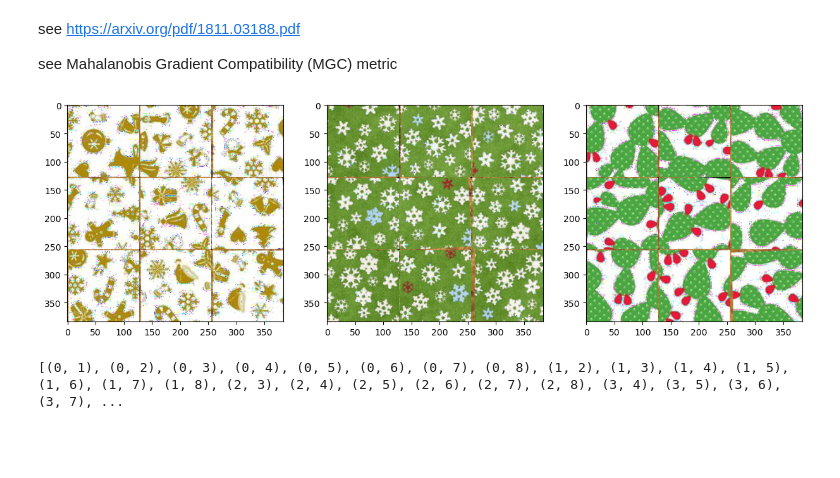
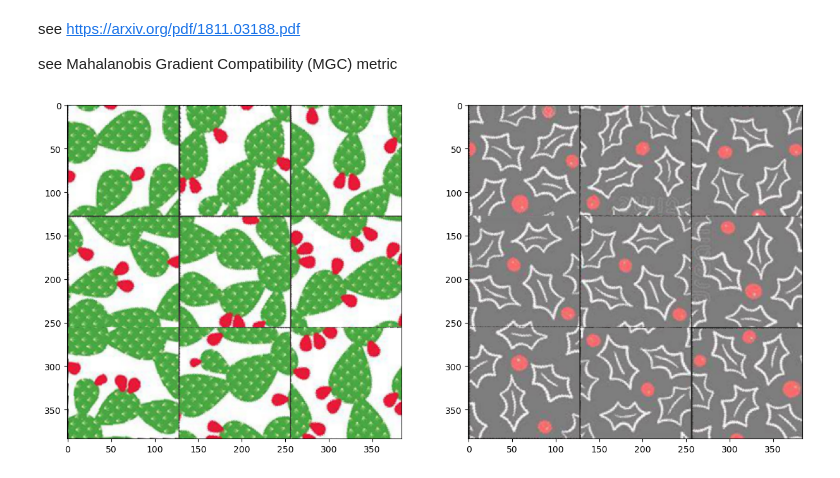
Before and after one commit to theoh-io/iapr_group15, a Jupyter notebook: project/project_draft_tom.ipynb, the cells around one changed output. Saved outputs shown, nothing was run; the diff lists cells and outputs as text; code cells hidden in the pictures; blank space fills up the shorter version.

```diff
--- a/project/project_draft_tom.ipynb
+++ b/project/project_draft_tom.ipynb
@@ -202,7 +202,7 @@ def save_solution_puzzles(image_index , solved_puzzles, outliers  , folder ="tra
         filename =os.path.join(path_solution, "outlier_{}_{}.png".format(str(image_index).zfill(2), str(i).zfill(2)))
         Image.fromarray(outlier).save(filename)
 # %%
-def solve_and_export_puzzles_image(image_index , folder = "train" , path = "data_project"  , group_id = "00"):
+def solve_and_export_puzzles_image(image_index , folder = "train2" , path = "data_project"  , group_id = "00"):
     """
     Wrapper funciton to load image and save solution
 
@@ -228,7 +228,6 @@ def solve_and_export_puzzles_image(image_index , folder = "train" , path = "data
 
 
 
-
     return image_loaded , solved_puzzles , outlier_images
 
 im, sol , out = solve_and_export_puzzles_image(6 , group_id = 6)
@@ -377,7 +388,7 @@ def get_piece(image, rect, height=128, width=128):
     return piece
 # %%
 # Load image, grayscale, Gaussian blur, Otsu's threshold
-image = load_input_image(image_index=0)
+image = load_input_image(image_index=3)
 
 segmented = segment(image)
 rectangles = get_rectangles(segmented)
@@ -480,7 +491,7 @@ def cluster_puzzle_pieces(features, k):
 
     return labels
 # %%
-labels = cluster_puzzle_pieces(principal_components, k=4)
+labels = cluster_puzzle_pieces(principal_components, k=3)
 
 for i, label in enumerate(labels):
     pieces[i].label = label
@@ -497,34 +508,3 @@ plt.show()
 see https://arxiv.org/pdf/1811.03188.pdf
 
 see Mahalanobis Gradient Compatibility (MGC) metric
-# %%
-from itertools import combinations
-
-class Puzzle:
-    def __init__(self, pieces):
-        if len(pieces) not in [9, 12, 16]:
-            raise ValueError(f'Invalid number of pieces, puzzle should be composed of 9, 12 or 16 pieces but got {len(pieces)} pieces.')
-
-        self.pieces = pieces
-
-        if len(pieces) == 9:
-            self.data = np.zeros((384, 384, 3), dtype=pieces[0].data.dtype)
-            self.size = (3, 3)
-
-        elif len(pieces) == 12:
-            self.data = np.zeros((384, 512, 3), dtype=pieces[0].data.dtype)
-            self.size = (3, 4)
-
-        elif len(pieces) == 16:
-            self.data = np.zeros((512, 512, 3), dtype=pieces[0].data.dtype)
-            self.size = (4, 4)
-
-    def solve(self):
-        res = list(combinations(range(len(self.pieces)), 2))
-        print(res)
-
-    def assemble(self):
-        for idx, piece in enumerate(self.pieces):
-            i = idx // self.size[0]
-            j = idx % self.size[1]
-            self.data[128*i:128*(i+1), 128*j:128*(j+1), :] = piece.data
@@ -540,11 +745,11 @@ for label in np.unique(labels):
         puzzle = Puzzle(list(compress(pieces, labels == label)))
         puzzles.append(puzzle)
 # %%
-fig, axs = plt.subplots(1, 3, figsize=(15,15))
+fig, axs = plt.subplots(1, 2, figsize=(15,15))
 axs = axs.ravel()
 
 for i, puzzle in enumerate(puzzles):
     puzzle.assemble()
     axs[i].imshow(puzzle.data)
 # %% [output]
-[figure, old version]
+[figure, new version]
@@ -553,4 +755,0 @@ puzzle1 = puzzles[0]
-# %%
-puzzle1.solve()
-# %% [output]
-[(0, 1), (0, 2), (0, 3), (0, 4), (0, 5), (0, 6), (0, 7), (0, 8), (1, 2), (1, 3), (1, 4), (1, 5), (1, 6), (1, 7), (1, 8), (2, 3), (2, 4), (2, 5), (2, 6), (2, 7), (2, 8), (3, 4), (3, 5), (3, 6), (3, 7), ...
```
Also changed, not shown: parts of 14 cells of this notebook.
